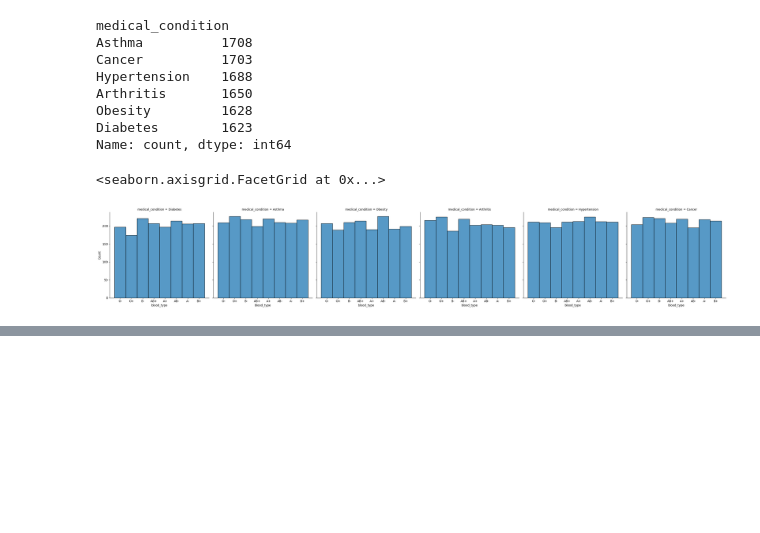
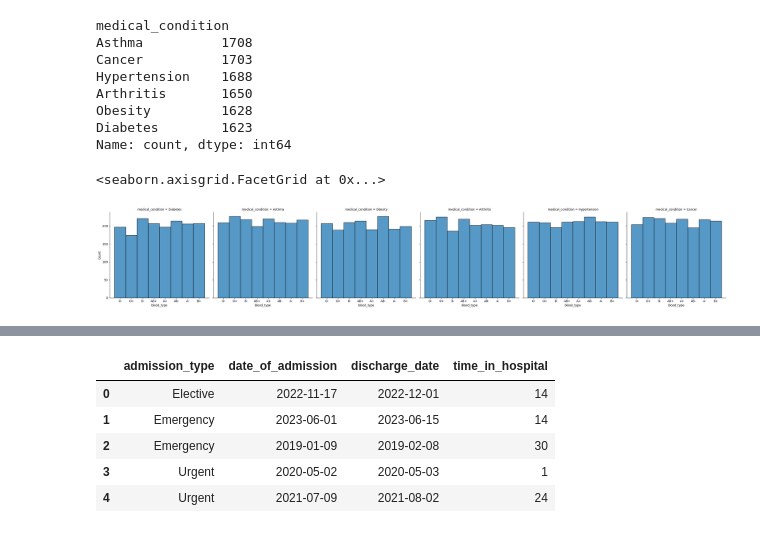
Before and after one commit to Dan-I-El/Healthcare-data-analysis, a Jupyter notebook: analysis.ipynb, the cells around one changed output, grey strips where cells are left out. Saved outputs shown, nothing was run; the diff lists cells and outputs as text; code cells hidden in the pictures; blank space fills up the shorter version.

```diff
--- a/analysis.ipynb
+++ b/analysis.ipynb
@@ -308,0 +348,10 @@ sns.displot(data=df, x="blood_type", col="medical_condition", kind="hist")
+# %%
+df_with_time["time_in_hospital"] = (df_with_time["discharge_date"] - df_with_time["date_of_admission"]).dt.days
+df_with_time.head()
+# %% [output]
+|  | admission_type | date_of_admission | discharge_date | time_in_hospital |
+| 0 | Elective | 2022-11-17 | 2022-12-01 | 14 |
+| 1 | Emergency | 2023-06-01 | 2023-06-15 | 14 |
+| 2 | Emergency | 2019-01-09 | 2019-02-08 | 30 |
+| 3 | Urgent | 2020-05-02 | 2020-05-03 | 1 |
+| 4 | Urgent | 2021-07-09 | 2021-08-02 | 24 |
```
Also changed, not shown: parts of 9 cells of this notebook.
